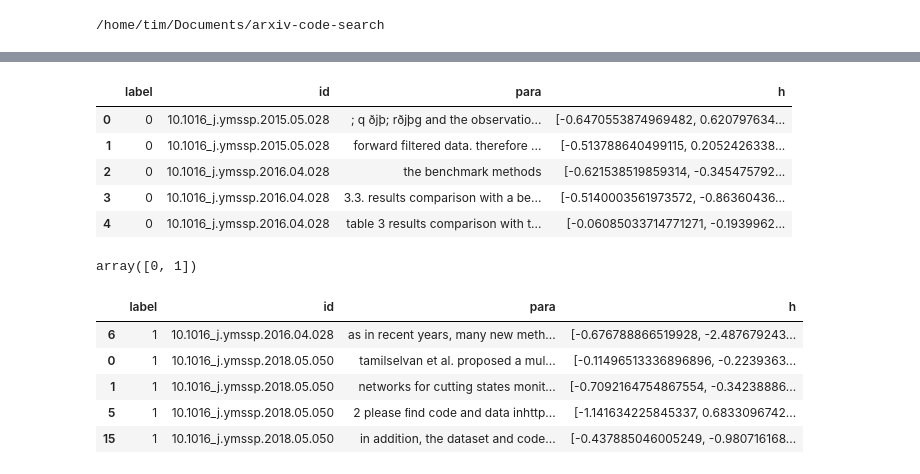
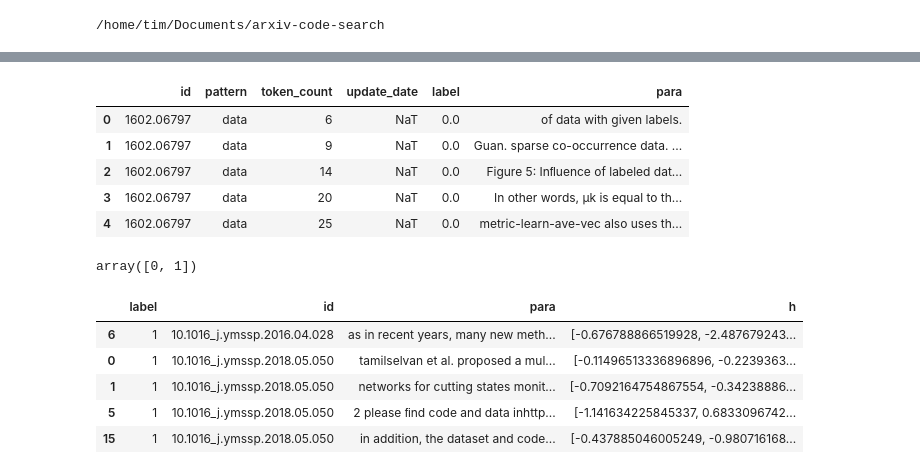
Before and after one commit to tvhahn/arxiv-code-search, a Jupyter notebook: notebooks/scratch/classical_model_load_test.ipynb, the cells around one changed output, grey strips where cells are left out. Drawn from its saved outputs; the diff is of its cells as text; code cells hidden in the pictures.

```diff
--- a/notebooks/scratch/classical_model_load_test.ipynb
+++ b/notebooks/scratch/classical_model_load_test.ipynb
@@ -31,6 +31,7 @@ print(proj_dir)
 
 path_emb_dir = proj_dir / "data" / "processed" / "embeddings"
 path_model_dir = proj_dir / "models" / "final_results_classical" / "model_files"
+path_label_dir = proj_dir / "data" / "interim"
 # %% [output]
 /home/tim/Documents/arxiv-code-search
 # %%
@@ -52,16 +87,25 @@ with open(path_model_dir / model_file, "rb") as f:
-# %%
-df.head()
-# %% [output]
-|  | label | id | para | h |
-| 0 | 0 | 10.1016_j.ymssp.2015.05.028 | ; q ðjþ; rðjþg and the observatio... | [-0.6470553874969482, 0.620797634... |
-| 1 | 0 | 10.1016_j.ymssp.2015.05.028 | forward filtered data. therefore ... | [-0.513788640499115, 0.2052426338... |
-| 2 | 0 | 10.1016_j.ymssp.2016.04.028 | the benchmark methods | [-0.621538519859314, -0.345475792... |
-| 3 | 0 | 10.1016_j.ymssp.2016.04.028 | 3.3. results comparison with a be... | [-0.5140003561973572, -0.86360436... |
-| 4 | 0 | 10.1016_j.ymssp.2016.04.028 | table 3 results comparison with t... | [-0.06085033714771271, -0.1939962... |
-# %%
-df["label"].unique()
-# %% [output]
-array([0, 1])
+# %%
+df = pd.read_excel(
+    path_label_dir / "labels_to_not_include_in_final" / "labels_3.ods",
+    parse_dates=["update_date"],
+    engine="odf",
+    dtype={"id": str},
+    )
+df.head()
+# %% [output]
+|  | id | pattern | token_count | update_date | label | para |
+| 0 | 1602.06797 | data | 6 | NaT | 0.0 | of data with given labels. |
+| 1 | 1602.06797 | data | 9 | NaT | 0.0 | Guan. sparse co-occurrence data. ... |
+| 2 | 1602.06797 | data | 14 | NaT | 0.0 | Figure 5: Inﬂuence of labeled dat... |
+| 3 | 1602.06797 | data | 20 | NaT | 0.0 | In other words, µk is equal to th... |
+| 4 | 1602.06797 | data | 25 | NaT | 0.0 | metric-learn-ave-vec also uses th... |
+# %%
+text = df.iloc[9]["para"]
+
+features = create_single_embedding(df.iloc[9]["para"], model, tokenizer, device=device)
+print(text)
+# %% [output]
+array([0, 1])
 # %%
 # select only the papers with label == 1
 df1 = df[df["label"] == 1]
```
Also changed, not shown: parts of 2 cells of this notebook, 1 other file.
